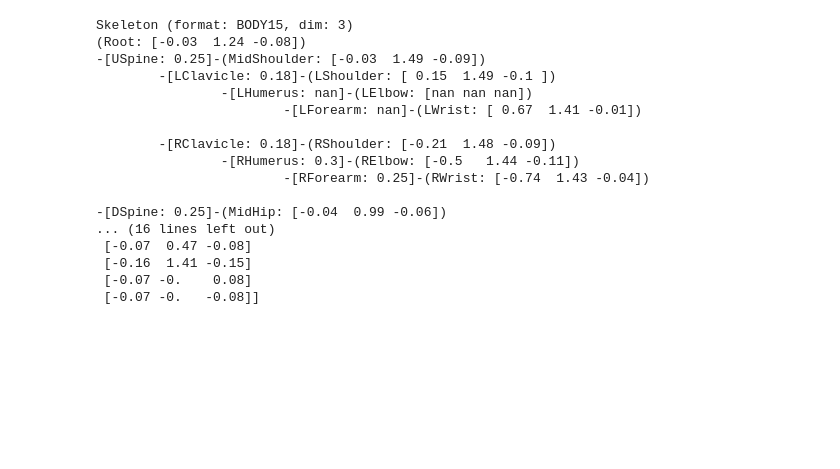
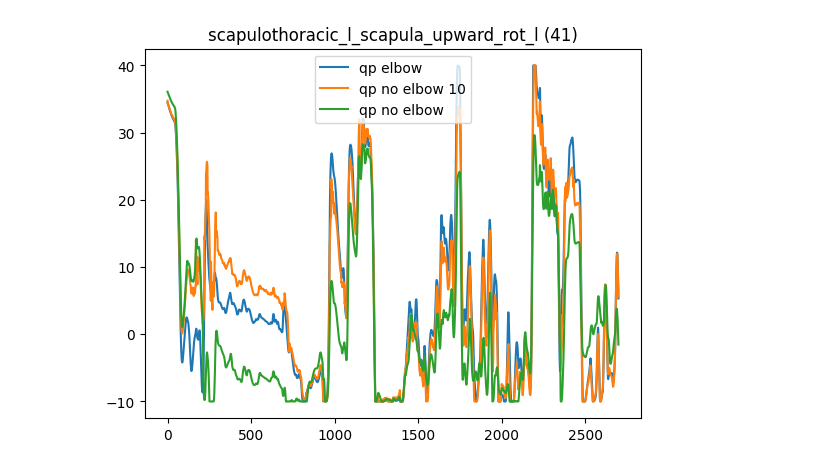
Before and after one commit to PARCO-LAB/COMETH, a Jupyter notebook: kinematic_example.ipynb, the cells around one changed output. Cells and saved outputs as stored; diff of their text form; code cells hidden in the pictures; blank space fills up the shorter version.

```diff
--- a/kinematic_example.ipynb
+++ b/kinematic_example.ipynb
@@ -57,6 +58,7 @@ t = 0
 Q = []
 P = []
 s.prob = None
+s.reset_position()
 for t in range(0,df.shape[0]):
     target = np.array([np.array(df.loc[t,[l+":X",l+":Y",l+":Z"]].to_numpy()) for l in kps]).squeeze()/1000
 
@@ -71,23 +73,23 @@ for t in range(0,df.shape[0]):
     target = res.transpose()/1000
 
     # Remove a keypoint
-    target[4,:] = np.nan
+    if t % 10 != 0:
+        target[4,:] = np.nan
+    # target[2,:] = np.nan
+    # target[5,:] = np.nan
+    # target[0,:] = np.nan
+    # target[6,:] = np.nan
+    # target[9,:] = np.nan
+    # target[10,:] = np.nan
+    # target[8,:] = np.nan
+    # print(target)
 
     s12.load_from_numpy(target.reshape(-1,3),kps)
     s.load_from_BODY12(s12)
     s.scale()
-    print(s)
     # s.gdIK(1000)
 
-    print(np.round(s.to_numpy().reshape(-1,3),2))
-    break
-    # print(target)
-
-    if s.prob is None:
-        s.reset_position()
-        s.qpIK(1000,100)
-    else:
-        s.qpIK(1000,0.02)
+    s.qpIK(100,0.02)
 
     # Rendering
     gui.nativeAPI().renderSkeleton(s._nimble)
@@ -104,28 +106,11 @@ for t in range(0,df.shape[0]):
         gui.nativeAPI().createSphere(key=s.joints[i].getName(), radii=np.array([0.01,0.01,0.01]),pos=pos[3*i:3*i+3],color=np.array([0,0,0,1]))
     Q.append(s._nimble.getPositions())
     P.append(s.to_numpy())
-    time.sleep(0.02)
+    time.sleep(0.015)
     gui.nativeAPI().createSphere(key="COM", radii=np.array([0.01,0.01,0.01]),pos=s._nimble.getCOM(),color=np.array([1,0,0,1]))
+    # break
     # print(t,np.round(s._nimble.getBodyScales().reshape(-1,3)[:,0].transpose(),2))
 Q = np.array(Q)
 P = np.array(P)
-# %% [output]
-Skeleton (format: BODY15, dim: 3)
-(Root: [-0.03  1.24 -0.08])
--[USpine: 0.25]-(MidShoulder: [-0.03  1.49 -0.09])
-        -[LClavicle: 0.18]-(LShoulder: [ 0.15  1.49 -0.1 ])
-                -[LHumerus: nan]-(LElbow: [nan nan nan])
-                        -[LForearm: nan]-(LWrist: [ 0.67  1.41 -0.01])
-
-        -[RClavicle: 0.18]-(RShoulder: [-0.21  1.48 -0.09])
-                -[RHumerus: 0.3]-(RElbow: [-0.5   1.44 -0.11])
-                        -[RForearm: 0.25]-(RWrist: [-0.74  1.43 -0.04])
-
--[DSpine: 0.25]-(MidHip: [-0.04  0.99 -0.06])
-... (16 lines left out)
- [-0.07  0.47 -0.08]
- [-0.16  1.41 -0.15]
- [-0.07 -0.    0.08]
- [-0.07 -0.   -0.08]]
 # %%
 # Debug
@@ -133,20 +118,25 @@ np.savetxt("tmp/Q_qpIK_vel.csv",Q,delimiter=',')
 # %%
-Q_gd = np.loadtxt("tmp/Q_qpIK.csv", delimiter=',')
-Q_qp = np.loadtxt("tmp/Q_qpIK_vel.csv", delimiter=',')
+import numpy as np
+Q_gd = np.loadtxt("tmp/Q_qpIK_elbow.csv", delimiter=',')
+Q_qp = np.loadtxt("tmp/Q_qpIK_noelbow.csv", delimiter=',')
+Q_qp10 = np.loadtxt("tmp/Q_qpIK_noelbow10.csv", delimiter=',')
 
 import matplotlib.pyplot as plt
 angles = []
 for i in range(s._nimble.getNumJoints()):
     j = s._nimble.getJoint(i)
     for k in range(j.getNumDofs()):
         angles.append(j.getName()+'_'+j.getDofName(k))
 
-i = 24
+i = 41
 plt.title(angles[i]+" ("+str(i)+")")
-plt.plot(np.array(Q_gd)[:,i]*180/np.pi,label="qp no vel")
-plt.plot(np.array(Q_qp)[:,i]*180/np.pi,label="qp vel")
+plt.plot(np.array(Q_gd)[:,i]*180/np.pi,label="qp elbow")
+plt.plot(np.array(Q_qp10)[:,i]*180/np.pi,label="qp no elbow 10")
+plt.plot(np.array(Q_qp)[:,i]*180/np.pi,label="qp no elbow")
 plt.legend()
 plt.show()
+# %% [output]
+[figure, added]
 # %%
 # What type of joint is 30 and 40?
 J = s._nimble.getJoint("scapulothoracic_r")
```
Also changed, not shown: parts of 2 cells of this notebook, 2 other files.
